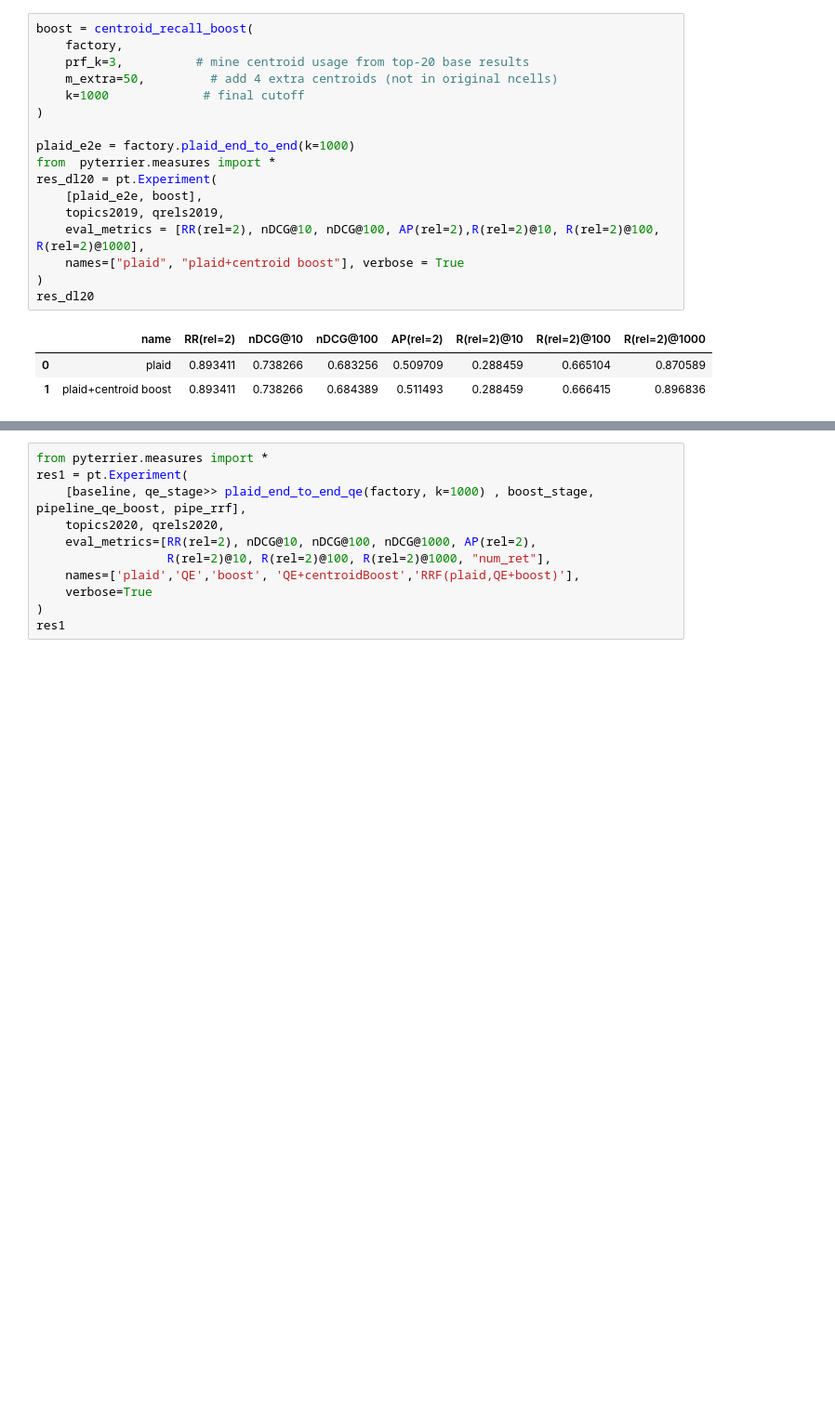
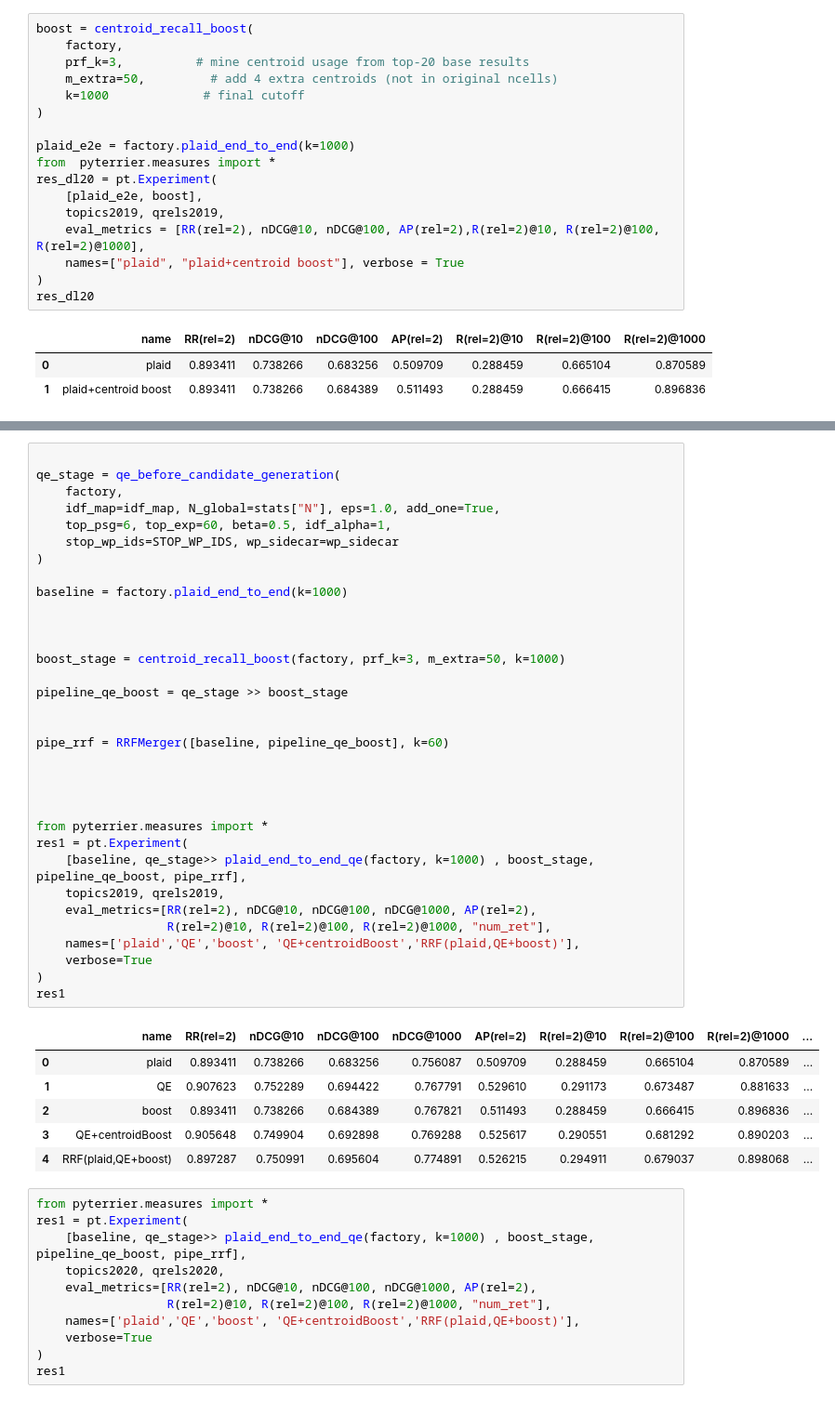
Before and after one commit to cmacdonald/pyterrier_colbert2, a Jupyter notebook: plaid_qe-boost.ipynb, the cells around one changed output, grey strips where cells are left out. Shown: that part at 93% size. Cells and saved outputs as stored; diff of their text form; blank space fills up the shorter version.

Commit message:
qe and boost

```diff
--- a/plaid_qe-boost.ipynb
+++ b/plaid_qe-boost.ipynb
@@ -660,3 +679,43 @@ res_dl20
+# %%
+
+qe_stage = qe_before_candidate_generation(
+    factory,
+    idf_map=idf_map, N_global=stats["N"], eps=1.0, add_one=True,
+    top_psg=6, top_exp=60, beta=0.5, idf_alpha=1,
+    stop_wp_ids=STOP_WP_IDS, wp_sidecar=wp_sidecar
+)
+
+baseline = factory.plaid_end_to_end(k=1000)
+
+
+
+boost_stage = centroid_recall_boost(factory, prf_k=3, m_extra=50, k=1000)
+
+pipeline_qe_boost = qe_stage >> boost_stage
+
+
+pipe_rrf = RRFMerger([baseline, pipeline_qe_boost], k=60)
+
+
+
+
+from pyterrier.measures import *
+res1 = pt.Experiment(
+    [baseline, qe_stage>> plaid_end_to_end_qe(factory, k=1000) , boost_stage, pipeline_qe_boost, pipe_rrf],
+    topics2019, qrels2019,
+    eval_metrics=[RR(rel=2), nDCG@10, nDCG@100, nDCG@1000, AP(rel=2),
+                  R(rel=2)@10, R(rel=2)@100, R(rel=2)@1000, "num_ret"],
+    names=['plaid','QE','boost', 'QE+centroidBoost','RRF(plaid,QE+boost)'],
+    verbose=True
+)
+res1
+# %% [output]
+|  | name | RR(rel=2) | nDCG@10 | nDCG@100 | nDCG@1000 | AP(rel=2) | R(rel=2)@10 | R(rel=2)@100 | R(rel=2)@1000 | ... |
+| 0 | plaid | 0.893411 | 0.738266 | 0.683256 | 0.756087 | 0.509709 | 0.288459 | 0.665104 | 0.870589 | ... |
+| 1 | QE | 0.907623 | 0.752289 | 0.694422 | 0.767791 | 0.529610 | 0.291173 | 0.673487 | 0.881633 | ... |
+| 2 | boost | 0.893411 | 0.738266 | 0.684389 | 0.767821 | 0.511493 | 0.288459 | 0.666415 | 0.896836 | ... |
+| 3 | QE+centroidBoost | 0.905648 | 0.749904 | 0.692898 | 0.769288 | 0.525617 | 0.290551 | 0.681292 | 0.890203 | ... |
+| 4 | RRF(plaid,QE+boost) | 0.897287 | 0.750991 | 0.695604 | 0.774891 | 0.526215 | 0.294911 | 0.679037 | 0.898068 | ... |
 # %%
 from pyterrier.measures import *
 res1 = pt.Experiment(
```
Also changed, not shown: parts of 1 cell of this notebook.
